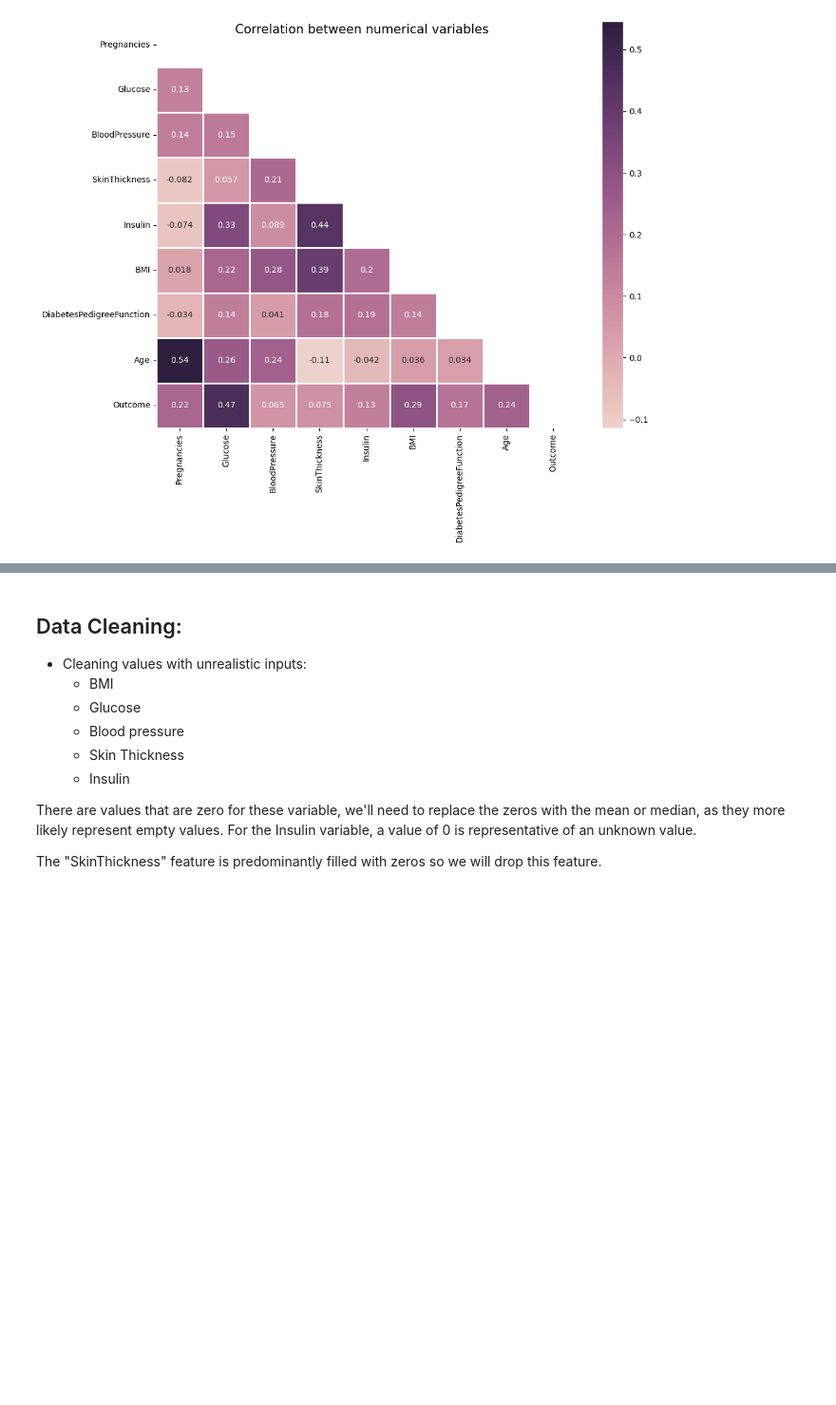
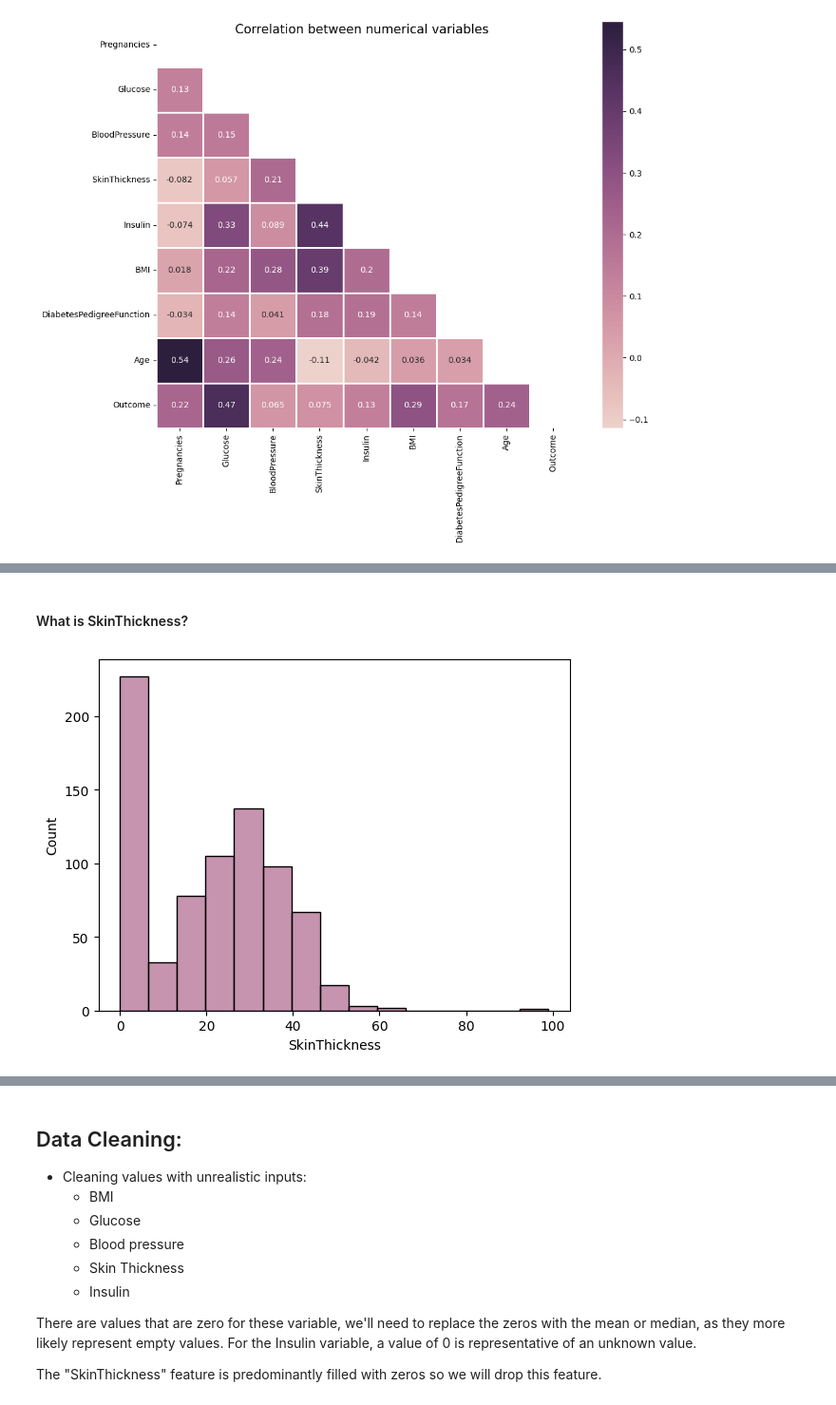
Before and after one commit to lauxpaux/diabetes_classification, a Jupyter notebook: diabetes_prediction-knn.ipynb, the cells around one changed output, grey strips where cells are left out. Shown at 95% size. Saved outputs shown, nothing was run; the diff lists cells and outputs as text; code cells hidden in the pictures; blank space fills up the shorter version.

```diff
--- a/diabetes_prediction-knn.ipynb
+++ b/diabetes_prediction-knn.ipynb
@@ -148,0 +157,6 @@ Let's do a scatter plot to see if we can visualize outliers:
+# %% [markdown]
+#### What is SkinThickness?
+# %%
+sns.histplot(data=data['SkinThickness'], color='#B47094');
+# %% [output]
+[figure, added]
```
Also changed, not shown: parts of 30 cells of this notebook, 6 other files.
